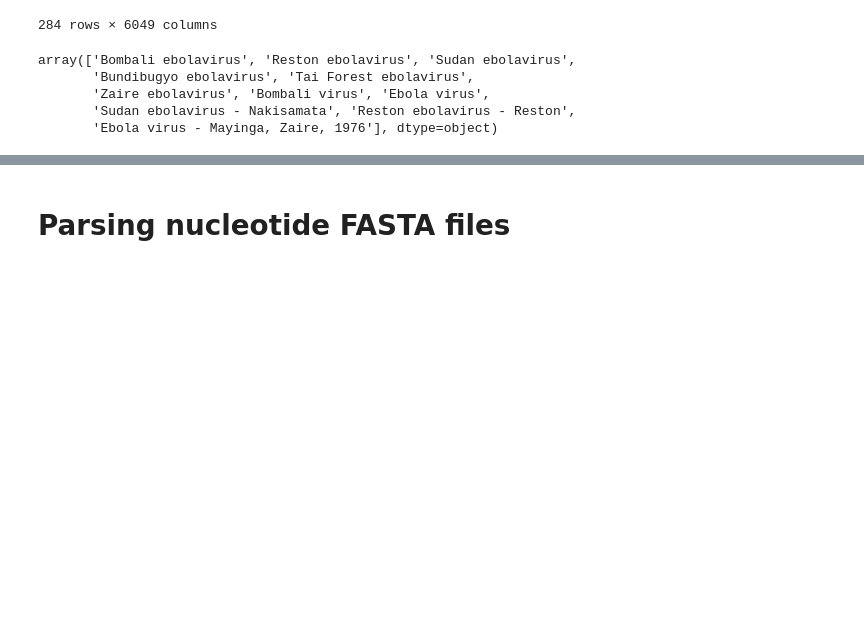
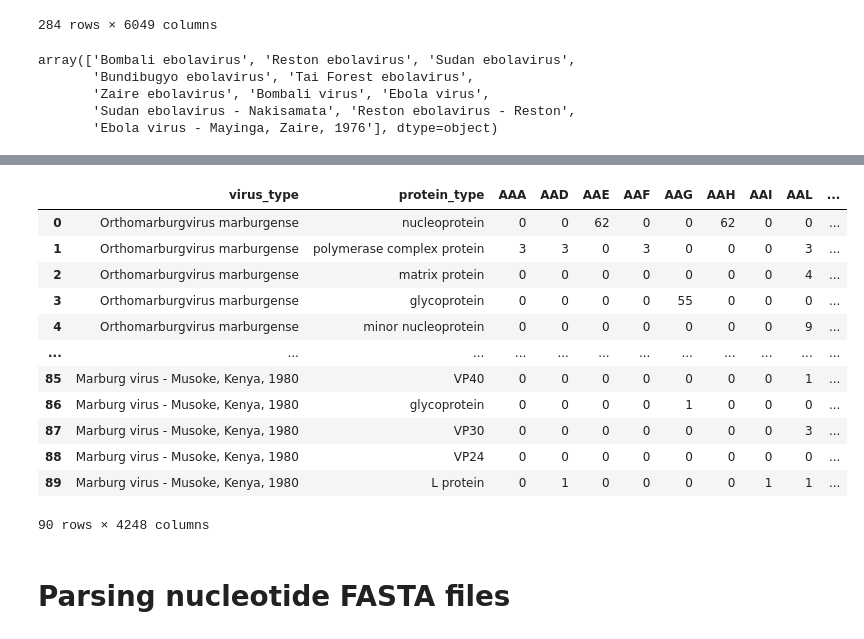
Before and after one commit to ivamilutinovic/data-mining-project, a Jupyter notebook: parsing-fasta.ipynb, the cells around one changed output, grey strips where cells are left out. Saved outputs shown, nothing was run; the diff lists cells and outputs as text; code cells hidden in the pictures; blank space fills up the shorter version.

```diff
--- a/parsing-fasta.ipynb
+++ b/parsing-fasta.ipynb
@@ -109,3 +129,23 @@ array(['Bombali ebolavirus', 'Reston ebolavirus', 'Sudan ebolavirus',
+# %%
+fasta_file = "data/marburg-amino-acid.fasta"
+n = 3
+ngram_matrix = generate_ngram_matrix_amino_acid(fasta_file, n)
+ngram_matrix.to_csv("ngram_matrix_amino_acid_marburg.csv")
+ngram_matrix
+# %% [output]
+|  | virus_type | protein_type | AAA | AAD | AAE | AAF | AAG | AAH | AAI | AAL | ... |
+| 0 | Orthomarburgvirus marburgense | nucleoprotein | 0 | 0 | 62 | 0 | 0 | 62 | 0 | 0 | ... |
+| 1 | Orthomarburgvirus marburgense | polymerase complex protein | 3 | 3 | 0 | 3 | 0 | 0 | 0 | 3 | ... |
+| 2 | Orthomarburgvirus marburgense | matrix protein | 0 | 0 | 0 | 0 | 0 | 0 | 0 | 4 | ... |
+| 3 | Orthomarburgvirus marburgense | glycoprotein | 0 | 0 | 0 | 0 | 55 | 0 | 0 | 0 | ... |
+| 4 | Orthomarburgvirus marburgense | minor nucleoprotein | 0 | 0 | 0 | 0 | 0 | 0 | 0 | 9 | ... |
+| ... | ... | ... | ... | ... | ... | ... | ... | ... | ... | ... | ... |
+| 85 | Marburg virus - Musoke, Kenya, 1980 | VP40 | 0 | 0 | 0 | 0 | 0 | 0 | 0 | 1 | ... |
+| 86 | Marburg virus - Musoke, Kenya, 1980 | glycoprotein | 0 | 0 | 0 | 0 | 1 | 0 | 0 | 0 | ... |
+| 87 | Marburg virus - Musoke, Kenya, 1980 | VP30 | 0 | 0 | 0 | 0 | 0 | 0 | 0 | 3 | ... |
+| 88 | Marburg virus - Musoke, Kenya, 1980 | VP24 | 0 | 0 | 0 | 0 | 0 | 0 | 0 | 0 | ... |
+| 89 | Marburg virus - Musoke, Kenya, 1980 | L protein | 0 | 1 | 0 | 0 | 0 | 0 | 1 | 1 | ... |
+90 rows × 4248 columns
 # %% [markdown]
 # Parsing nucleotide FASTA files
 # %%
```
Also changed, not shown: parts of 5 cells of this notebook, 7 other files.
